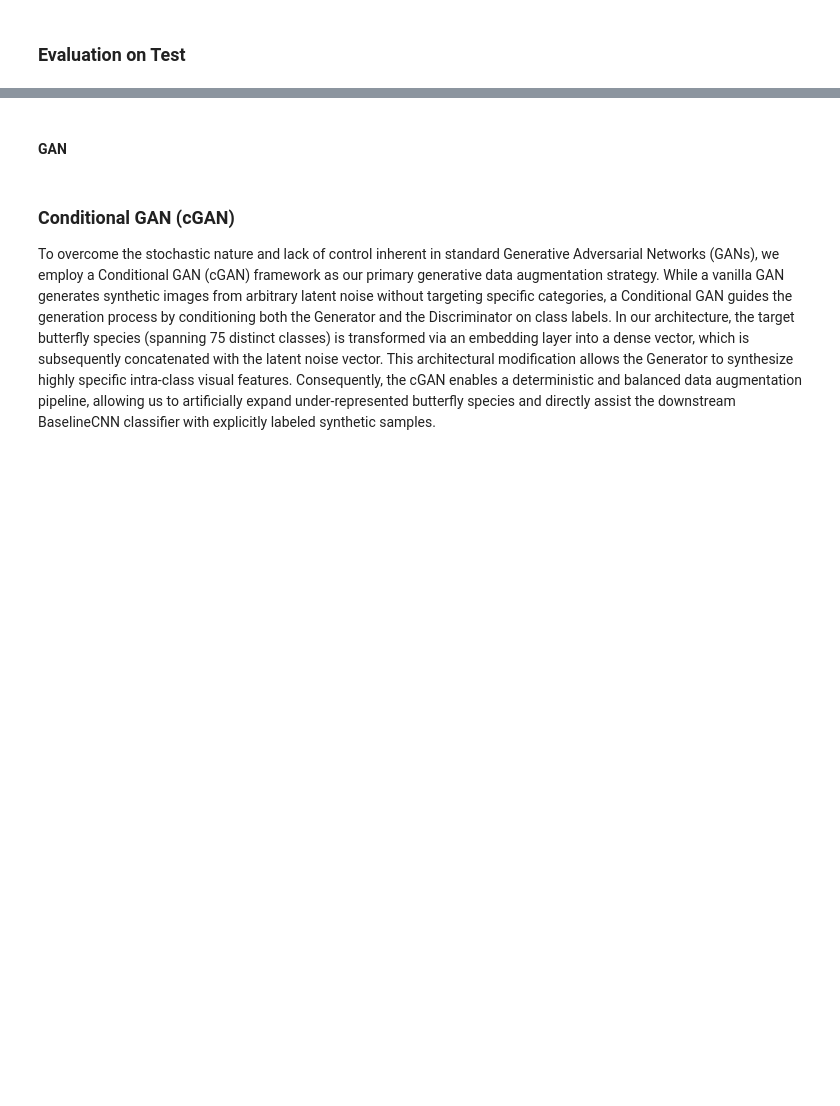
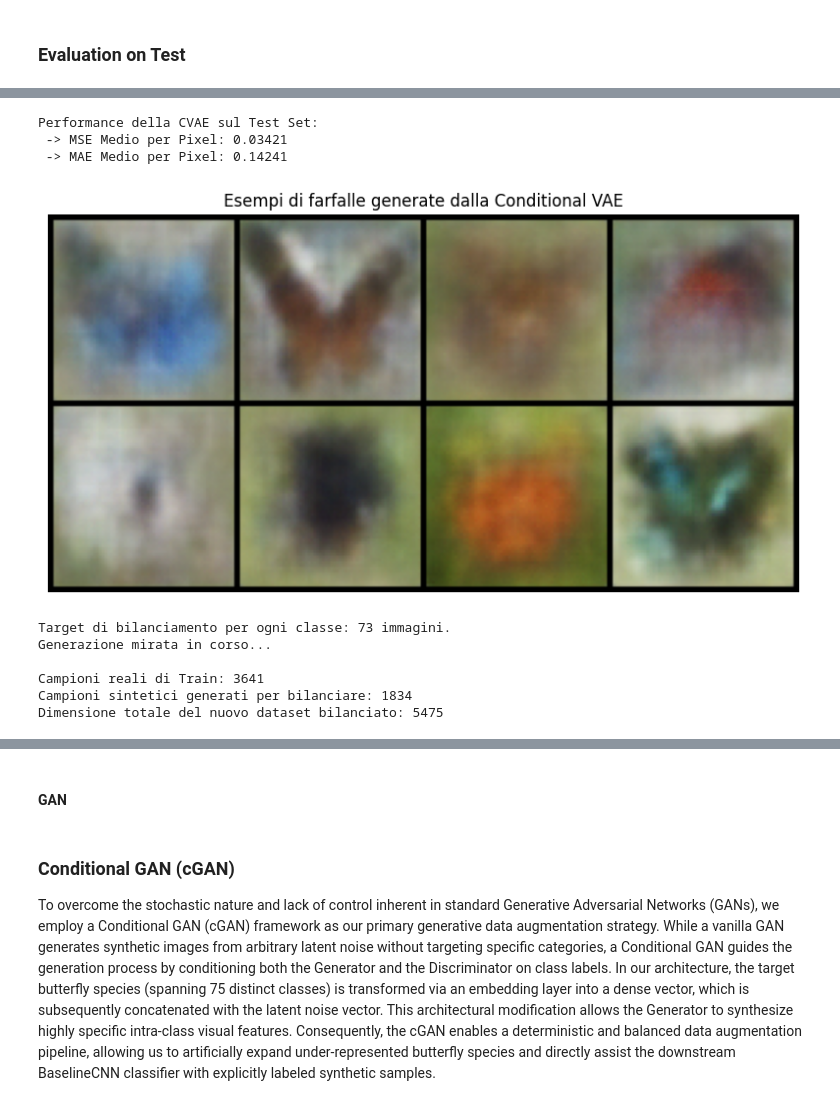
Before and after one commit to Tuco711/AML_More_Butteflies, a Jupyter notebook: TP2-students.ipynb, the cells around one changed output, grey strips where cells are left out. Saved outputs shown, nothing was run; the diff lists cells and outputs as text; code cells hidden in the pictures; blank space fills up the shorter version.

```diff
--- a/TP2-students.ipynb
+++ b/TP2-students.ipynb
@@ -596 +610,16 @@ class ButterflyVAE(nn.Module):
         return samples
+# %%
+def vae_loss_function(recon_x, x, mu, logvar, beta = 1.0):
+
+    # Reconstruction Loss: Measures how well the model reconstructs the input image.
+    recon_loss = F.mse_loss(recon_x, x, reduction='mean')
+
+    # KL Divergence: Acts as a regularizer, pushing the latent distribution toward N(0, 1)[cite: 74, 83].
+    kl_loss = -0.5 * torch.sum(1 + logvar - mu.pow(2) - logvar.exp())
+
+    kl_loss = kl_loss / x.size(0)  # normalized by batch size
+
+    # Total Loss: Combines the two objectives using the 'beta' hyperparameter.
+    total_loss = recon_loss + beta * kl_loss  # normalized by batch size
+
+    return total_loss, recon_loss, kl_loss
@@ -596,0 +745,17 @@ class ButterflyVAE(nn.Module):
+# %%
+n_classes = len(train_dataset.classes)
+print(f"Number of classes: {n_classes}")
+
+# Inizializziamo il VAE con uno spazio latente di 128 dimensioni
+vae = ButterflyConditionalVAE(num_classes=n_classes, latent_dim=128)
+
+vae_optimizer = optim.Adam(vae.parameters(), lr=0.001)
+
+# Lo addestriamo usando le immagini reali del train_loader
+vae_history = train_vae(
+    model=vae,
+    dataloader=train_loader,
+    optimizer=vae_optimizer,
+    beta=0.001,
+    num_epochs=50
+)
@@ -596,0 +780,14 @@ class ButterflyVAE(nn.Module):
+# %%
+# Cella di Valutazione Quantitativa sul Test Set Locale
+vae_test_metrics = evaluate_vae(vae, test_loader, beta=0.001)
+print("Performance della CVAE sul Test Set:")
+print(f" -> MSE Medio per Pixel: {vae_test_metrics['pixel_mse']:.5f}")
+print(f" -> MAE Medio per Pixel: {vae_test_metrics['pixel_mae']:.5f}")
+
+# cella di generazione visiva
+plot_generated_butterflies(vae, train_dataset.class_to_idx, device, num_examples=8)
+# %% [output]
+Performance della CVAE sul Test Set:
+ -> MSE Medio per Pixel: 0.03421
+ -> MAE Medio per Pixel: 0.14241
+[figure, added]
@@ -596,0 +849,34 @@ class ButterflyVAE(nn.Module):
+# %%
+# 1. Generiamo il dataset sintetico bilanciato (ora restituisce un SyntheticButterflyDataset)
+synthetic_balanced_dataset = generate_balanced_synthetic_data(
+    vae_model=vae,
+    train_df=train_df,
+    train_dataset=train_dataset,
+    device=device
+)
+
+# 2. Concateniamo i due dataset
+if synthetic_balanced_dataset is not None:
+    augmented_dataset = data.ConcatDataset([train_dataset, synthetic_balanced_dataset])
+    print(f"\nCampioni reali di Train: {len(train_dataset)}")
+    print(f"Campioni sintetici generati per bilanciare: {len(synthetic_balanced_dataset)}")
+    print(f"Dimensione totale del nuovo dataset bilanciato: {len(augmented_dataset)}")
+else:
+    augmented_dataset = train_dataset
+
+# 3. Creiamo il DataLoader Aumentato
+# Se riscontri ancora problemi con num_workers, impostalo temporaneamente a 0 per fare il debug
+augmented_train_loader = data.DataLoader(
+    augmented_dataset,
+    batch_size=BATCH_SIZE,
+    shuffle=True,
+    num_workers=2,
+    pin_memory=True
+)
+# %% [output]
+Target di bilanciamento per ogni classe: 73 immagini.
+Generazione mirata in corso...
+
+Campioni reali di Train: 3641
+Campioni sintetici generati per bilanciare: 1834
+Dimensione totale del nuovo dataset bilanciato: 5475
```
Also changed, not shown: parts of 24 cells of this notebook, 1 other file.
